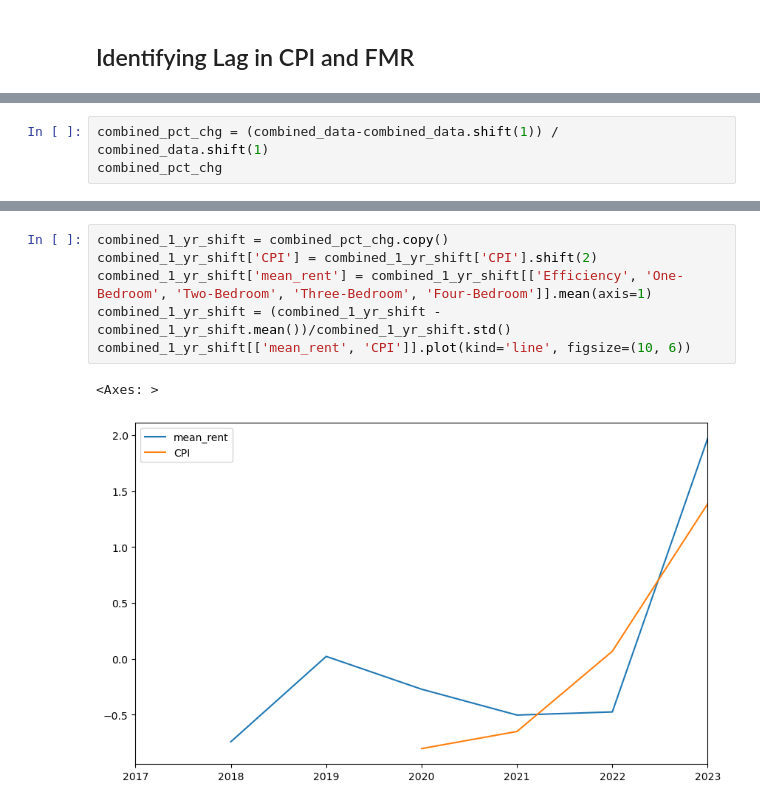
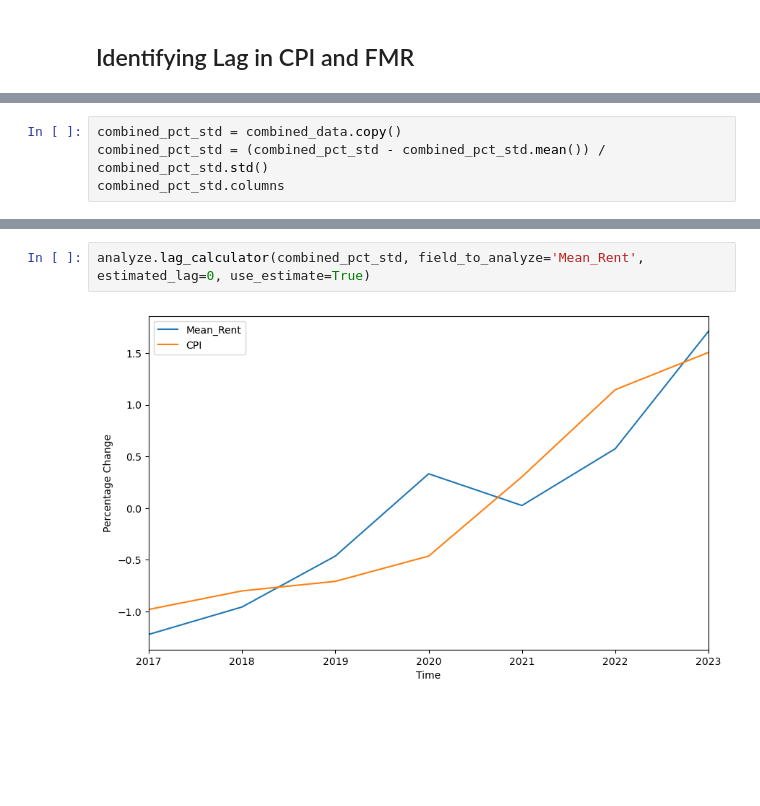
Before and after one commit to shah-satyam/2024Spr_projects, a Jupyter notebook: Single Metro Area Analysis.ipynb, the cells around one changed output, grey strips where cells are left out. Cells and saved outputs as stored; diff of their text form; blank space fills up the shorter version.

```diff
--- a/Single Metro Area Analysis.ipynb
+++ b/Single Metro Area Analysis.ipynb
@@ -271,4 +310,5 @@ combined_data= transformData.smooth_and_merge(fmr=cbsa_data, cpi=cpi_data_transf
 # %%
-combined_pct_chg = (combined_data-combined_data.shift(1)) / combined_data.shift(1)
-combined_pct_chg
+combined_pct_std = combined_data.copy()
+combined_pct_std = (combined_pct_std - combined_pct_std.mean()) / combined_pct_std.std()
+combined_pct_std.columns
 # %% [output]
@@ -288,9 +318,4 @@ combined_pct_chg.plot(kind='line', figsize=(10, 6))
-# %%
-combined_1_yr_shift = combined_pct_chg.copy()
-combined_1_yr_shift['CPI'] = combined_1_yr_shift['CPI'].shift(2)
-combined_1_yr_shift['mean_rent'] = combined_1_yr_shift[['Efficiency', 'One-Bedroom', 'Two-Bedroom', 'Three-Bedroom', 'Four-Bedroom']].mean(axis=1)
-combined_1_yr_shift = (combined_1_yr_shift - combined_1_yr_shift.mean())/combined_1_yr_shift.std()
-combined_1_yr_shift[['mean_rent', 'CPI']].plot(kind='line', figsize=(10, 6))
-# %% [output]
-<Axes: >
-[figure, removed]
+# %%
+analyze.lag_calculator(combined_pct_std, field_to_analyze='Mean_Rent', estimated_lag=0, use_estimate=True)
+# %% [output]
+[figure, added]
```
Also changed, not shown: parts of 41 cells of this notebook, 5 other files.
